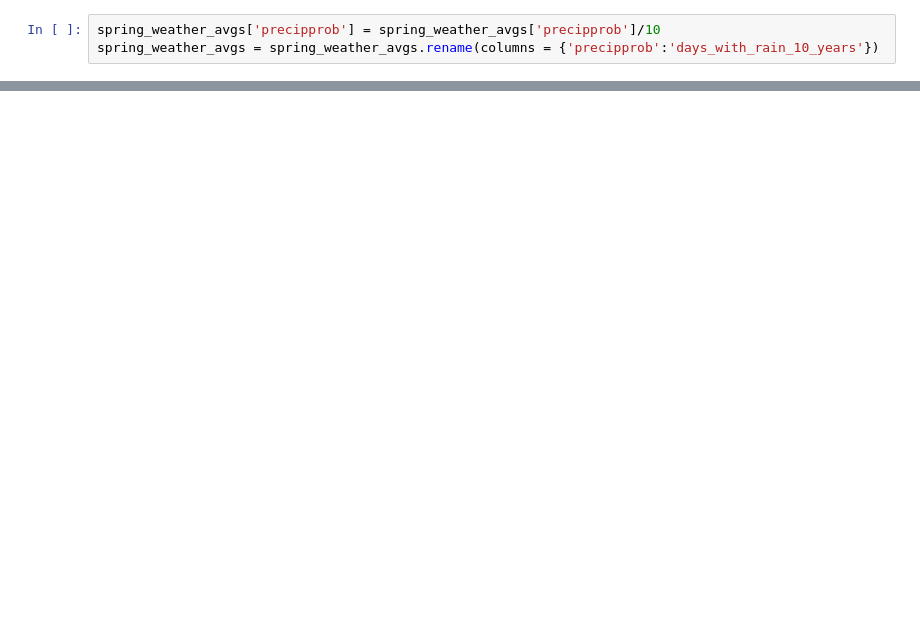
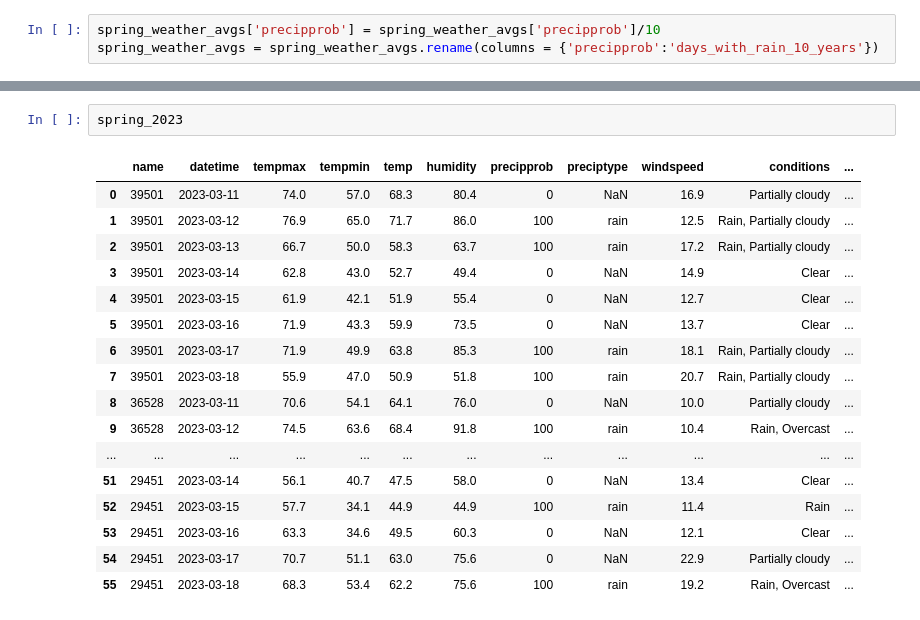
Before and after one commit to NSS-Full-Time-Data-Analytics-9/bwilhelm_capstone, a Jupyter notebook: scripts/spring_weather.ipynb, the cells around one changed output, grey strips where cells are left out. Cells and saved outputs as stored; diff of their text form; blank space fills up the shorter version.

```diff
--- a/scripts/spring_weather.ipynb
+++ b/scripts/spring_weather.ipynb
@@ -198,0 +195,20 @@ spring_weather_avgs
+# %%
+spring_2023
+# %% [output]
+|  | name | datetime | tempmax | tempmin | temp | humidity | precipprob | preciptype | windspeed | conditions | ... |
+| 0 | 39501 | 2023-03-11 | 74.0 | 57.0 | 68.3 | 80.4 | 0 | NaN | 16.9 | Partially cloudy | ... |
+| 1 | 39501 | 2023-03-12 | 76.9 | 65.0 | 71.7 | 86.0 | 100 | rain | 12.5 | Rain, Partially cloudy | ... |
+| 2 | 39501 | 2023-03-13 | 66.7 | 50.0 | 58.3 | 63.7 | 100 | rain | 17.2 | Rain, Partially cloudy | ... |
+| 3 | 39501 | 2023-03-14 | 62.8 | 43.0 | 52.7 | 49.4 | 0 | NaN | 14.9 | Clear | ... |
+| 4 | 39501 | 2023-03-15 | 61.9 | 42.1 | 51.9 | 55.4 | 0 | NaN | 12.7 | Clear | ... |
+| 5 | 39501 | 2023-03-16 | 71.9 | 43.3 | 59.9 | 73.5 | 0 | NaN | 13.7 | Clear | ... |
+| 6 | 39501 | 2023-03-17 | 71.9 | 49.9 | 63.8 | 85.3 | 100 | rain | 18.1 | Rain, Partially cloudy | ... |
+| 7 | 39501 | 2023-03-18 | 55.9 | 47.0 | 50.9 | 51.8 | 100 | rain | 20.7 | Rain, Partially cloudy | ... |
+| 8 | 36528 | 2023-03-11 | 70.6 | 54.1 | 64.1 | 76.0 | 0 | NaN | 10.0 | Partially cloudy | ... |
+| 9 | 36528 | 2023-03-12 | 74.5 | 63.6 | 68.4 | 91.8 | 100 | rain | 10.4 | Rain, Overcast | ... |
+| ... | ... | ... | ... | ... | ... | ... | ... | ... | ... | ... | ... |
+| 51 | 29451 | 2023-03-14 | 56.1 | 40.7 | 47.5 | 58.0 | 0 | NaN | 13.4 | Clear | ... |
+| 52 | 29451 | 2023-03-15 | 57.7 | 34.1 | 44.9 | 44.9 | 100 | rain | 11.4 | Rain | ... |
+| 53 | 29451 | 2023-03-16 | 63.3 | 34.6 | 49.5 | 60.3 | 0 | NaN | 12.1 | Clear | ... |
+| 54 | 29451 | 2023-03-17 | 70.7 | 51.1 | 63.0 | 75.6 | 0 | NaN | 22.9 | Partially cloudy | ... |
+| 55 | 29451 | 2023-03-18 | 68.3 | 53.4 | 62.2 | 75.6 | 100 | rain | 19.2 | Rain, Overcast | ... |
```
Also changed, not shown: parts of 9 cells of this notebook, 4 other files.
